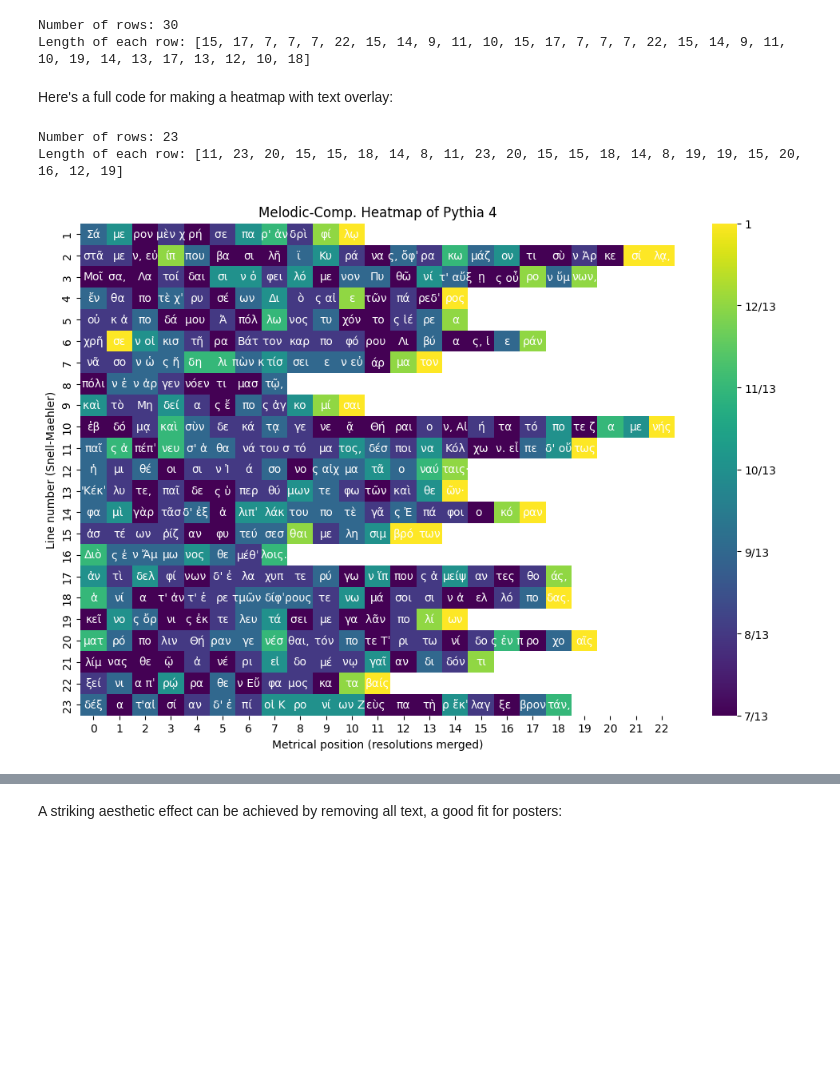
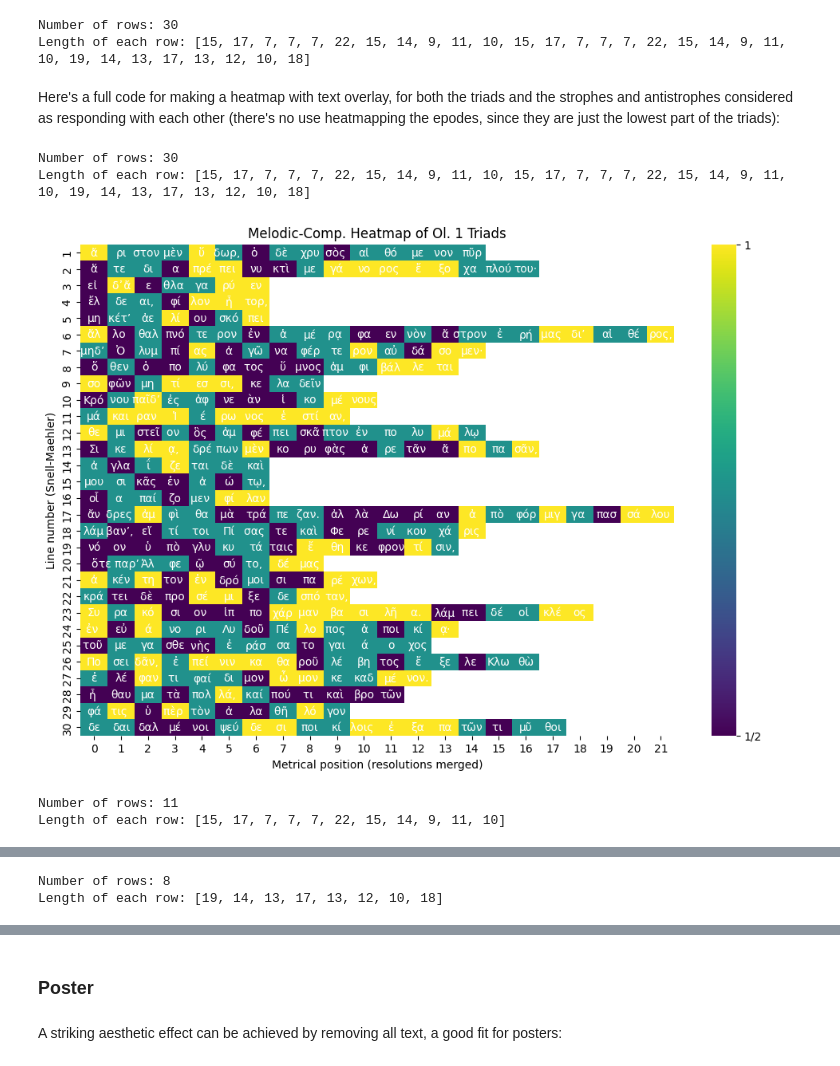
Before and after one commit to Urdatorn/responsio-accentuum, a Jupyter notebook: nb_results_comp.ipynb, the cells around one changed output, grey strips where cells are left out. Saved outputs shown, nothing was run; the diff lists cells and outputs as text; code cells hidden in the pictures; blank space fills up the shorter version.

```diff
--- a/nb_results_comp.ipynb
+++ b/nb_results_comp.ipynb
@@ -103,12 +167,15 @@ print(f"Length of each row: {row_lengths}")
 Number of rows: 30
 Length of each row: [15, 17, 7, 7, 7, 22, 15, 14, 9, 11, 10, 15, 17, 7, 7, 7, 22, 15, 14, 9, 11, 10, 19, 14, 13, 17, 13, 12, 10, 18]
 # %% [markdown]
-Here's a full code for making a heatmap with text overlay:
+Here's a full code for making a heatmap with text overlay, for both the triads and the strophes and antistrophes considered as responding with each other (there's no use heatmapping the epodes, since they are just the lowest part of the triads):
 # %%
 from heatmaps import make_one_heatmap
 
-make_one_heatmap("data/compiled/triads/ht_olympians_triads.xml", "ol01", "Melodic-Comp. Heatmap of Olympian Triad 1")
+make_one_heatmap("data/compiled/triads/ht_olympians_triads.xml", "ol01", "Melodic-Comp. Heatmap of Ol. 1 Triads")
+make_one_heatmap("data/compiled/strophes/ht_olympians_strophes.xml", "ol01", "Melodic-Comp. Heatmap of Ol. 1 Stroph. and Antistr.")
 # %% [output]
-Number of rows: 23
-Length of each row: [11, 23, 20, 15, 15, 18, 14, 8, 11, 23, 20, 15, 15, 18, 14, 8, 19, 19, 15, 20, 16, 12, 19]
+Number of rows: 30
+Length of each row: [15, 17, 7, 7, 7, 22, 15, 14, 9, 11, 10, 15, 17, 7, 7, 7, 22, 15, 14, 9, 11, 10, 19, 14, 13, 17, 13, 12, 10, 18]
-[figure, old version]
+[figure, new version]
+Number of rows: 11
+Length of each row: [15, 17, 7, 7, 7, 22, 15, 14, 9, 11, 10]
@@ -114,0 +183,2 @@ Length of each row: [11, 23, 20, 15, 15, 18, 14, 8, 11, 23, 20, 15, 15, 18, 14,
+Number of rows: 8
+Length of each row: [19, 14, 13, 17, 13, 12, 10, 18]
@@ -115,3 +186,5 @@ Length of each row: [11, 23, 20, 15, 15, 18, 14, 8, 11, 23, 20, 15, 15, 18, 14,
+# %% [markdown]
+### Poster
 # %% [markdown]
 A striking aesthetic effect can be achieved by removing all text, a good fit for posters:
 # %%
```
Also changed, not shown: parts of 5 cells of this notebook.
